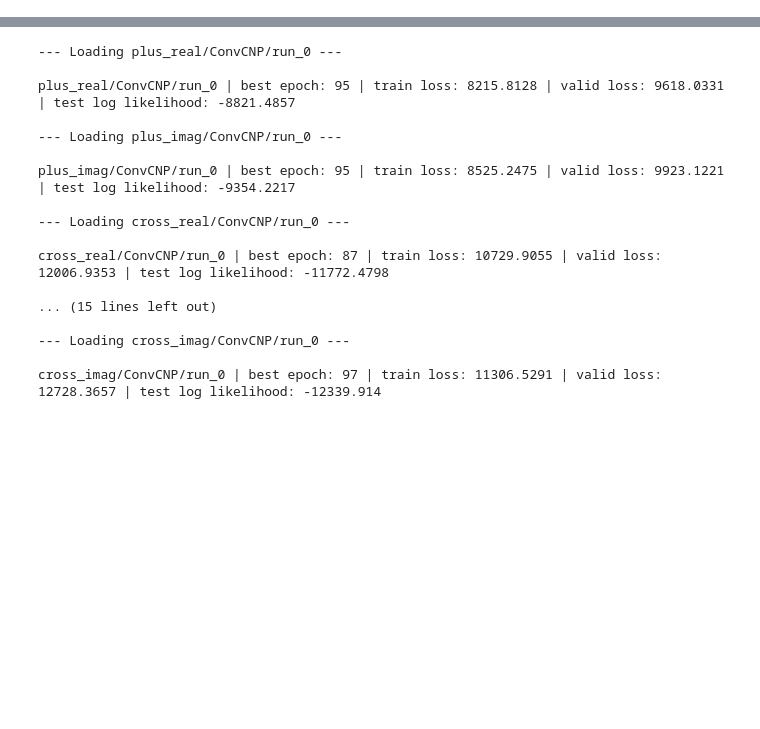
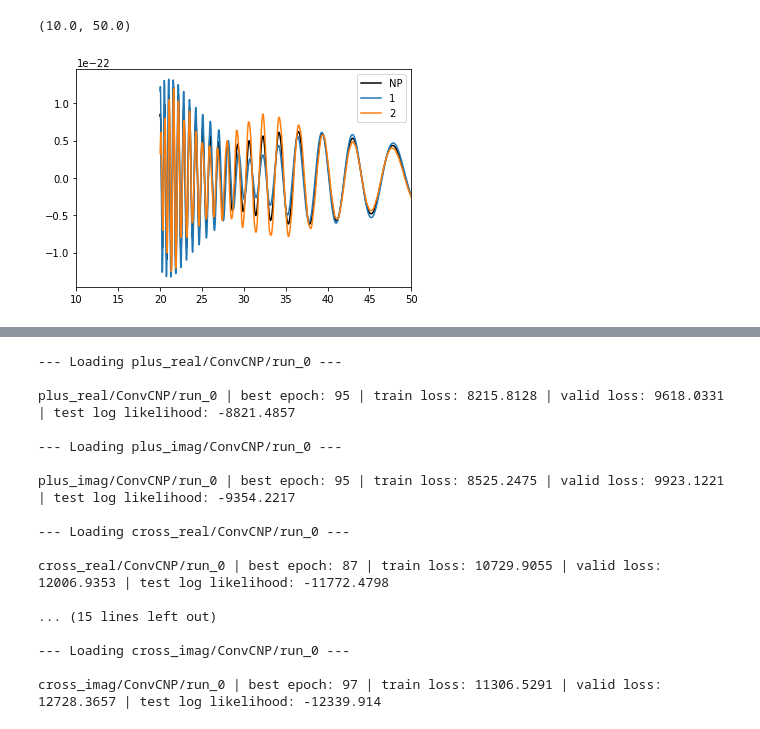
Before and after one commit to MarinerQ/npf_GWwaveform, a Jupyter notebook: gw/application/npwavegen.ipynb, the cells around one changed output, grey strips where cells are left out. Saved outputs shown, nothing was run; the diff lists cells and outputs as text; code cells hidden in the pictures; blank space fills up the shorter version.

```diff
--- a/gw/application/npwavegen.ipynb
+++ b/gw/application/npwavegen.ipynb
@@ -36,0 +289,14 @@ import logging
+# %%
+farray2, mean_scaled = unmonochromatize_waveform(f_mono_resampled, mean_resampled, injection_parameters['chirp_mass']/1) #mratio
+farray2, std_scaled = unmonochromatize_waveform(f_mono_resampled, std_resampled, injection_parameters['chirp_mass']/1)
+# %%
+
+plt.plot(farray2, mean_scaled, label='NP',color='k')
+plt.plot(farray0, h1.real, label='1')
+plt.plot(farray0, h2.real, label='2')
+
+plt.legend()
+plt.xlim(10,50)
+# %% [output]
+(10.0, 50.0)
+[figure, added]
```
Also changed, not shown: parts of 70 cells of this notebook, 7 other files.
